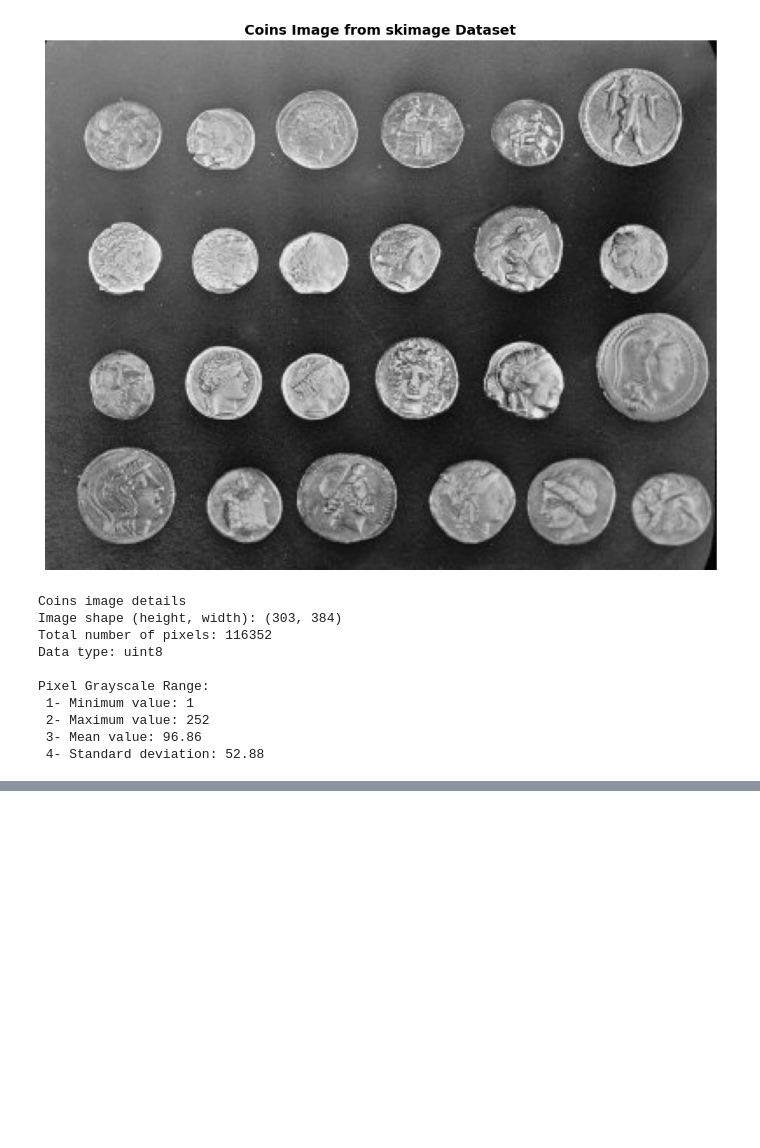
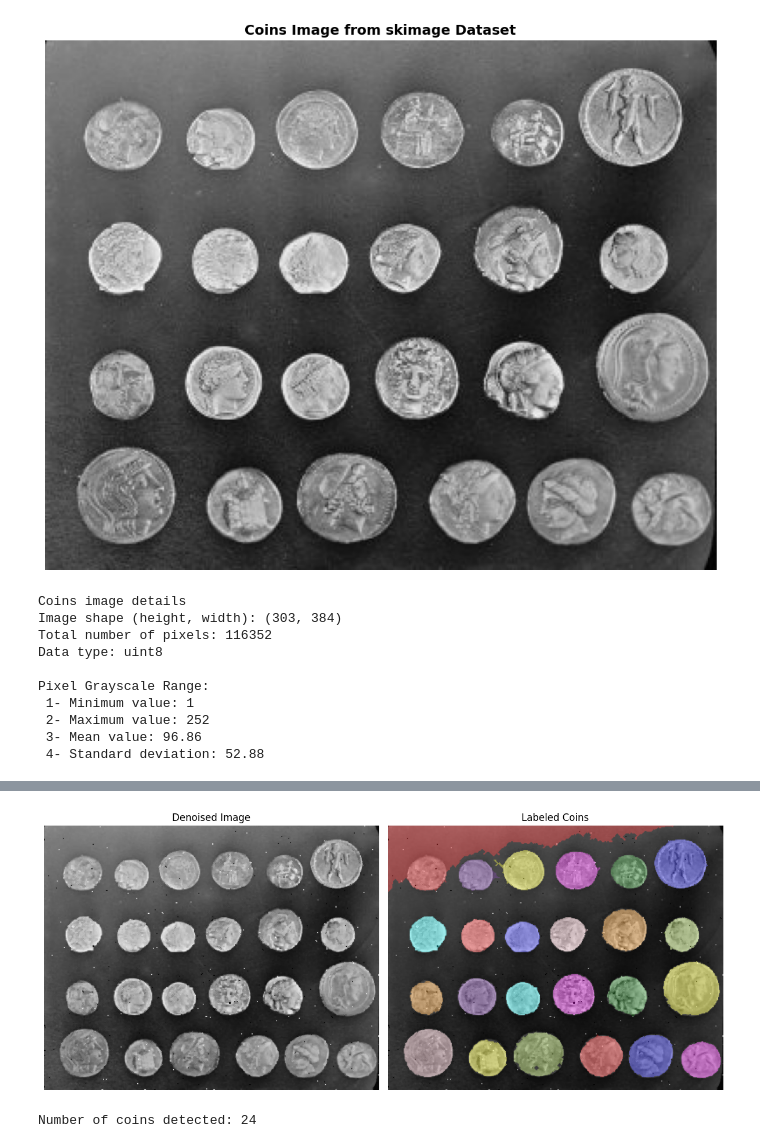
Before and after one commit to Valsiana-Sokollari/ComputerVision, a Jupyter notebook: Solution.ipynb, the cells around one changed output, grey strips where cells are left out. Drawn from its saved outputs; the diff is of its cells as text; code cells hidden in the pictures; blank space fills up the shorter version.

```diff
--- a/Solution.ipynb
+++ b/Solution.ipynb
@@ -62,0 +127,37 @@ Bright peak (~200-240): Background and highlights
+# %%
+from skimage.filters import threshold_otsu
+from skimage.morphology import remove_small_objects, closing, disk
+from skimage.measure import label, regionprops
+from skimage.color import label2rgb
+import matplotlib.pyplot as plt
+
+# Thresholding
+thresh = threshold_otsu(denoised)
+binary = denoised > thresh
+
+# Morphological operations
+cleaned = remove_small_objects(closing(binary, disk(2)), min_size=100)
+
+# Labeling
+labels = label(cleaned)
+image_label_overlay = label2rgb(labels, image=denoised, bg_label=0)
+
+# Display
+fig, axes = plt.subplots(1, 2, figsize=(12, 5))
+axes[0].imshow(denoised, cmap='gray')
+axes[0].set_title('Denoised Image')
+axes[0].axis('off')
+
+axes[1].imshow(image_label_overlay)
+axes[1].set_title('Labeled Coins')
+axes[1].axis('off')
+
+plt.tight_layout()
+plt.show()
+
+# Count coins
+regions = regionprops(labels)
+print(f"Number of coins detected: {len(regions)}")
+# %% [output]
+[figure, added]
+Number of coins detected: 24
```
Also changed, not shown: parts of 8 cells of this notebook.
